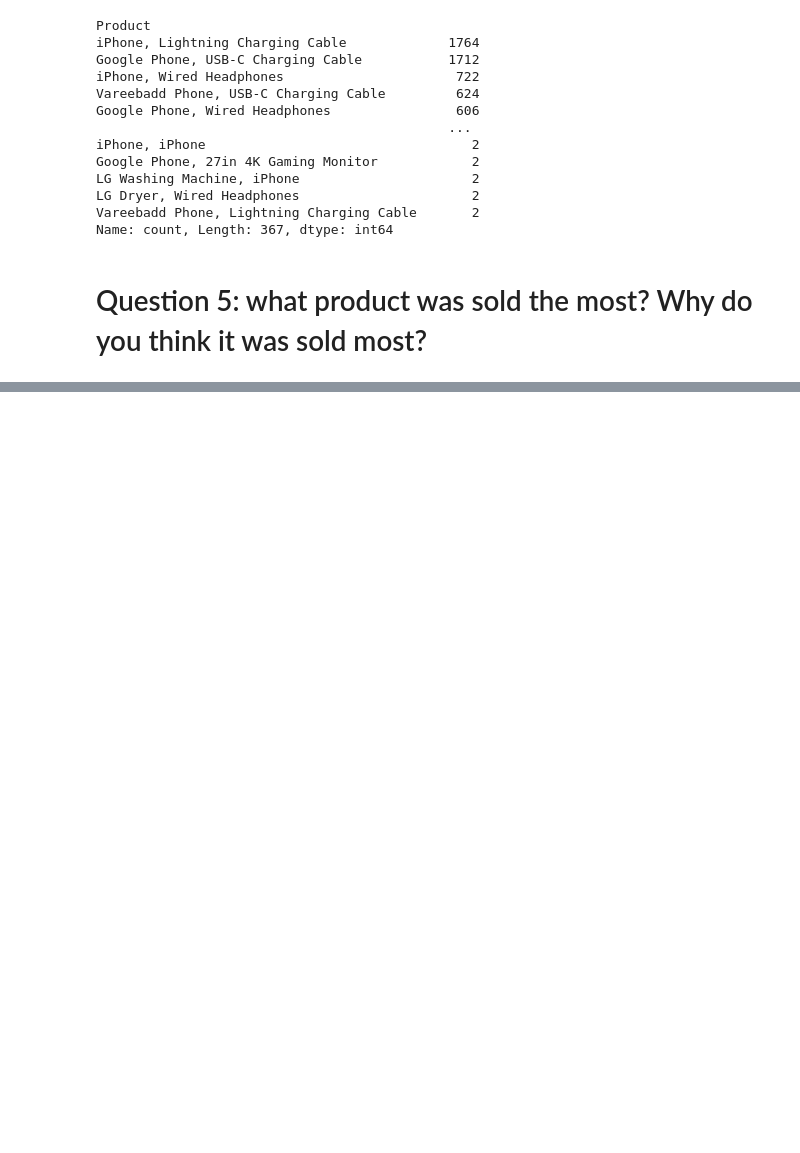
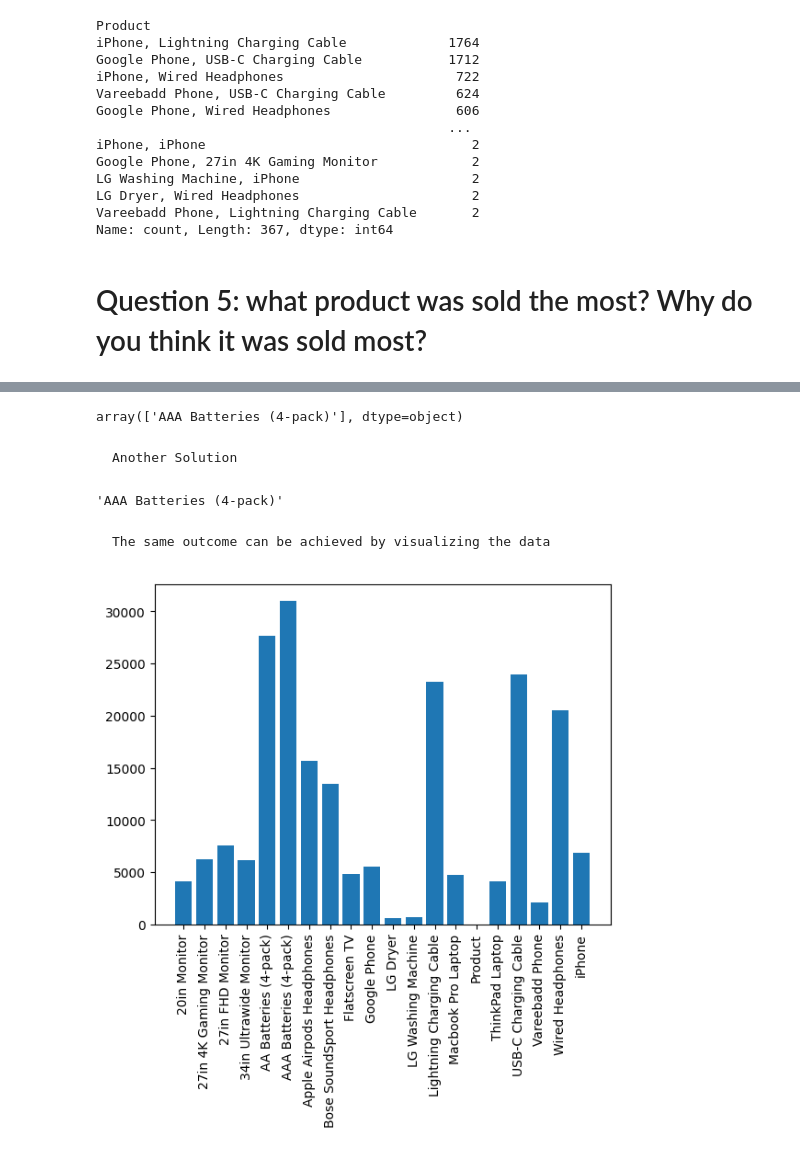
Before and after one commit to AliElneklawy/real-world-data-analysis, a Jupyter notebook: sales_analysis.ipynb, the cells around one changed output, grey strips where cells are left out. Drawn from its saved outputs; the diff is of its cells as text; code cells hidden in the pictures; blank space fills up the shorter version.

```diff
--- a/sales_analysis.ipynb
+++ b/sales_analysis.ipynb
@@ -168,0 +253,5 @@ Name: count, Length: 367, dtype: int64
+# %%
+most_prod_idx = grouped_df['QuantityOrdered'].transform(sum).idxmax()
+grouped_df['Product'].unique()[most_prod_idx]
+# %% [output]
+array(['AAA Batteries (4-pack)'], dtype=object)
@@ -168,0 +260,19 @@ Name: count, Length: 367, dtype: int64
+# %% [markdown]
+    Another Solution
+# %%
+grouped_df = all_months.groupby(by='Product')
+grouped_df.sum(numeric_only=True)['QuantityOrdered'].idxmax() # the index corresponding to the maximum value
+# %% [output]
+'AAA Batteries (4-pack)'
+# %% [markdown]
+    The same outcome can be achieved by visualizing the data
+# %%
+grouped_df = all_months.groupby(by='Product')
+quant_ordered = grouped_df.sum(numeric_only=True)['QuantityOrdered']
+products = [product for product, _ in grouped_df]
+
+plt.bar(products, quant_ordered)
+plt.xticks(products, rotation='vertical')
+plt.show()
+# %% [output]
+[figure, added]
```
Also changed, not shown: parts of 3 cells of this notebook.
